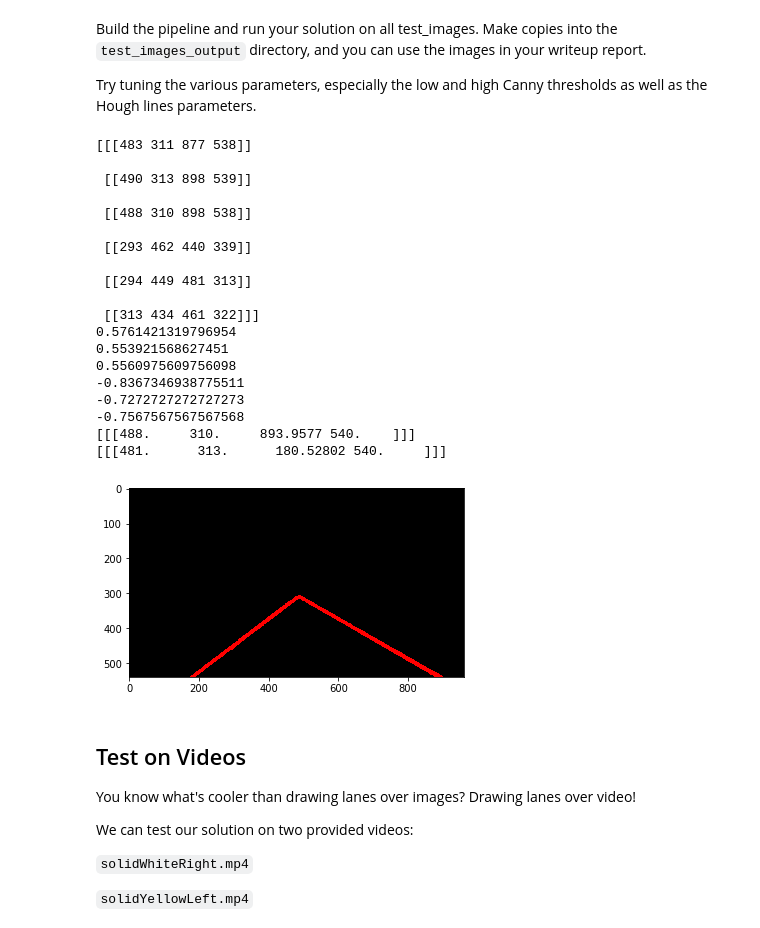
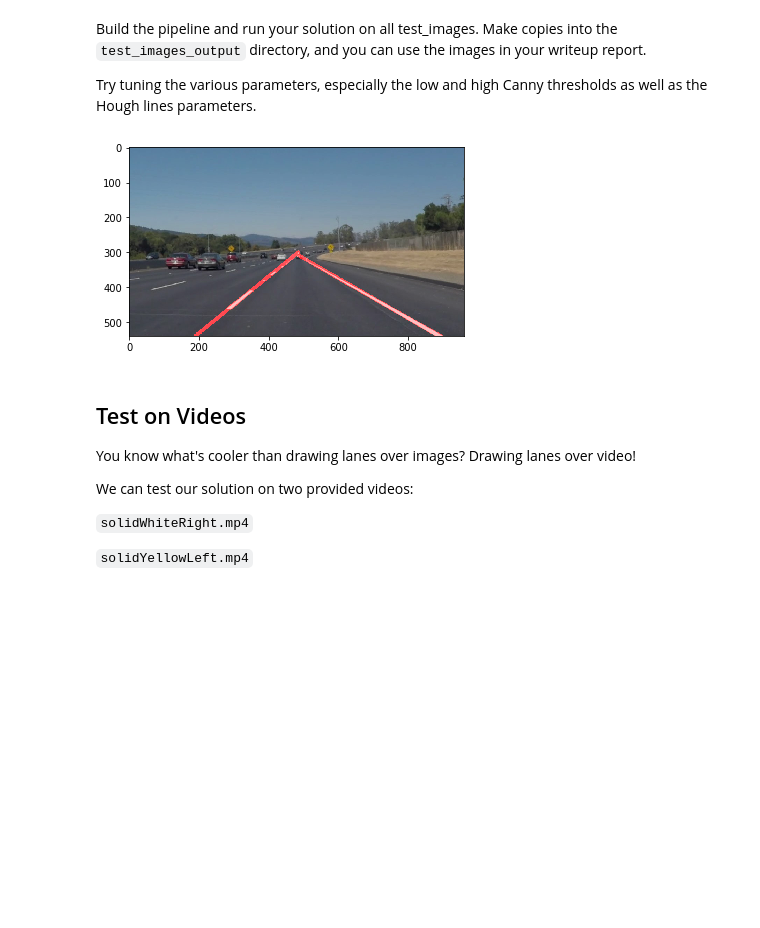
Before and after one commit to BlazingFire/Udacity_Lane__Lines_Finding-SDN-, a Jupyter notebook: P1.ipynb, the cells around one changed output. Saved outputs shown, nothing was run; the diff lists cells and outputs as text; code cells hidden in the pictures; blank space fills up the shorter version.

Commit message:
hough paramter tuning

```diff
--- a/P1.ipynb
+++ b/P1.ipynb
@@ -200,16 +200,16 @@ def process(image):
     work_img = image.copy()
     work_img = grayscale(work_img)
     imshape = image.shape
+    plt.imshow(work_img)
 
-
-    work_img = gaussian_blur(work_img,3)
+    work_img = gaussian_blur(work_img,9)
     work_img = canny(work_img, 50, 150)
 #     plt.imshow(work_img)
-    vertices = np.array([[(imshape[1]/2+25,310),(imshape[1]/2-25,310), (0+100,imshape[0]),(imshape[1]-20,imshape[0])]], dtype=np.int32)
+    vertices = np.array([[(imshape[1]/2+25,300),(imshape[1]/2-25,300), (0,imshape[0]),(imshape[1],imshape[0])]], dtype=np.int32)
     work_img= region_of_interest(work_img, vertices)
-#     plt.imshow(work_img)
+    plt.imshow(work_img)
 # def hough_lines(img, rho, theta, threshold, min_line_len, max_line_gap)
-    line_img,lines = hough_lines(work_img, 1, np.pi/180, 60, 30, 100)
+    line_img,lines = hough_lines(work_img, 1, np.pi/180, 30, 30, 100)
 #     draw_lines(image, lines, [255, 0, 0], 2)
 
 #     final=weighted_img(lines, image, α=0.8, β=1., γ=0.)
@@ -225,12 +225,14 @@ def process(image):
         for x1,y1,x2,y2 in line:
             slope = (y2-y1)/(x2-x1)
             y_next = imshape[0]
-            print(slope)
+#             print(slope)
             if slope > 0:
-                pos_slope += slope
-                p_count+=1
                 pc_next = y2 - slope*x2
-                px_next += (y_next - pc_next)/slope
+                if (y_next - pc_next)/slope > 0 and (y_next - pc_next)/slope < imshape[1]:
+                    pos_slope += slope
+                    p_count+=1
+
+                    px_next += (y_next - pc_next)/slope
                 if y1 < py:
                     px=x1
                     py=y1
@@ -238,10 +240,12 @@ def process(image):
                     px=x2
                     py=y2
             elif slope < 0:
-                neg_slope +=slope
-                n_count +=1
                 nc_next = y2 - slope*x2
-                nx_next += (y_next - nc_next)/slope
+                if (y_next - nc_next)/slope > 0 and (y_next - nc_next)/slope < imshape[1]:
+                    neg_slope +=slope
+
+                    n_count +=1
+                    nx_next += (y_next - nc_next)/slope
                 if y1 < ny:
                     nx=x1
                     ny=y1
@@ -269,33 +273,17 @@ def process(image):
 # %%
 # TODO: Build your pipeline that will draw lane lines on the test_images
 # then save them to the test_images_output directory.
 for img in os.listdir("test_images/"):
     image = mpimg.imread('test_images/'+img)
+    plt.imshow(image)
     line_img  = process(image)
+    line_img=weighted_img(line_img, image, α=.8, β=1., γ=0.)
+
     plt.imshow(line_img)
 
     break
 # %% [output]
-[[[483 311 877 538]]
-
- [[490 313 898 539]]
-
- [[488 310 898 538]]
-
- [[293 462 440 339]]
-
- [[294 449 481 313]]
-
- [[313 434 461 322]]]
-0.5761421319796954
-0.553921568627451
-0.5560975609756098
--0.8367346938775511
--0.7272727272727273
--0.7567567567567568
-[[[488.     310.     893.9577 540.    ]]]
-[[[481.      313.      180.52802 540.     ]]]
-[figure, old version]
+[figure, new version]
 # %% [markdown]
 ## Test on Videos
 
```
Also changed, not shown: parts of 5 cells of this notebook, 3 other files.
